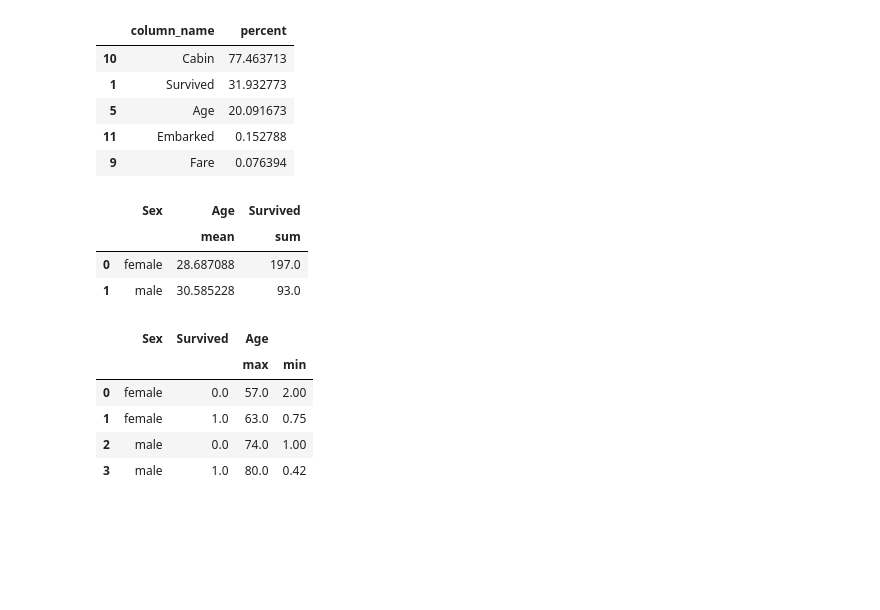
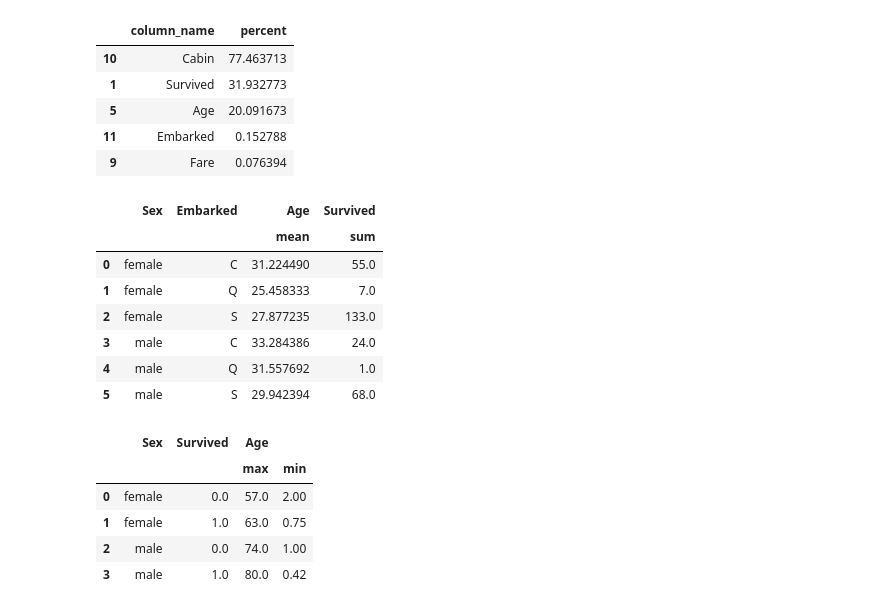
Before and after one commit to Diana-Shilova/TMSds, a Jupyter notebook: lesson8/lesson8_2.ipynb, the cells around one changed output. Saved outputs shown, nothing was run; the diff lists cells and outputs as text; code cells hidden in the pictures; blank space fills up the shorter version.

```diff
--- a/lesson8/lesson8_2.ipynb
+++ b/lesson8/lesson8_2.ipynb
@@ -42,10 +42,10 @@ plt.show()
 #cabin	Cabin number
 #embarked	Port of Embarkation	C = Cherbourg, Q = Queenstown, S = Southampton
 # %%
-df_train = pd.read_csv('train.csv')
+df_train = pd.read_csv('dataset/train.csv')
 df_train
 
-df_test = pd.read_csv('test.csv')
+df_test = pd.read_csv('dataset/test.csv')
 df_test
 
 union_df = pd.concat([df_train, df_test])
@@ -125,14 +125,18 @@ NAN_values.sort_values("percent", ascending=False)
 | 11 | Embarked | 0.152788 |
 | 9 | Fare | 0.076394 |
 # %%
-"""how match peple survived"""
+"""how match peple survived by port"""
 
-union_df[union_df['Age'].notna()].groupby(['Sex',]).agg({'Age': 'mean', 'Survived': [sum]}).reset_index()
+union_df[union_df['Age'].notna()].groupby(['Sex', 'Embarked']).agg({'Age': 'mean', 'Survived': [sum]}).reset_index()
 # %% [output]
-|  | Sex | Age | Survived |
-|  |  | mean | sum |
-| 0 | female | 28.687088 | 197.0 |
-| 1 | male | 30.585228 | 93.0 |
+|  | Sex | Embarked | Age | Survived |
+|  |  |  | mean | sum |
+| 0 | female | C | 31.224490 | 55.0 |
+| 1 | female | Q | 25.458333 | 7.0 |
+| 2 | female | S | 27.877235 | 133.0 |
+| 3 | male | C | 33.284386 | 24.0 |
+| 4 | male | Q | 31.557692 | 1.0 |
+| 5 | male | S | 29.942394 | 68.0 |
 # %%
 """Age of passenger"""
 
```
Also changed, not shown: parts of 5 cells of this notebook.
